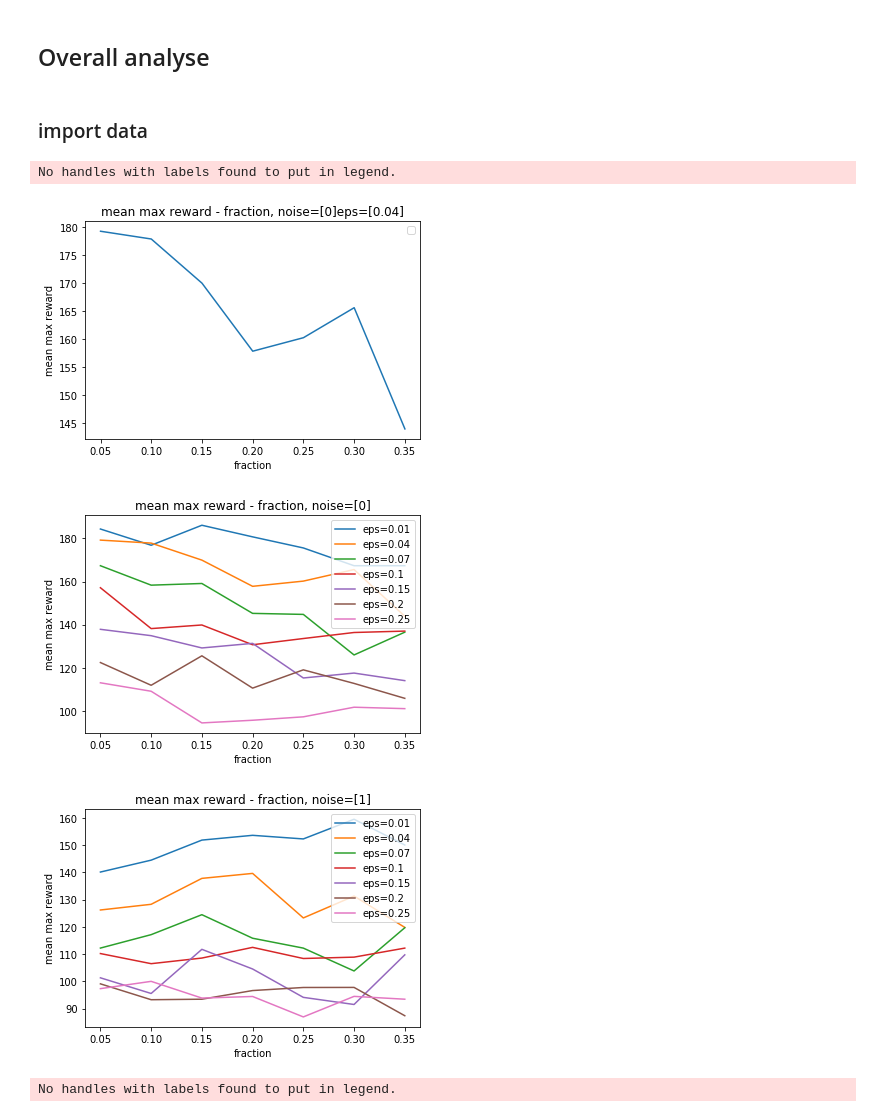
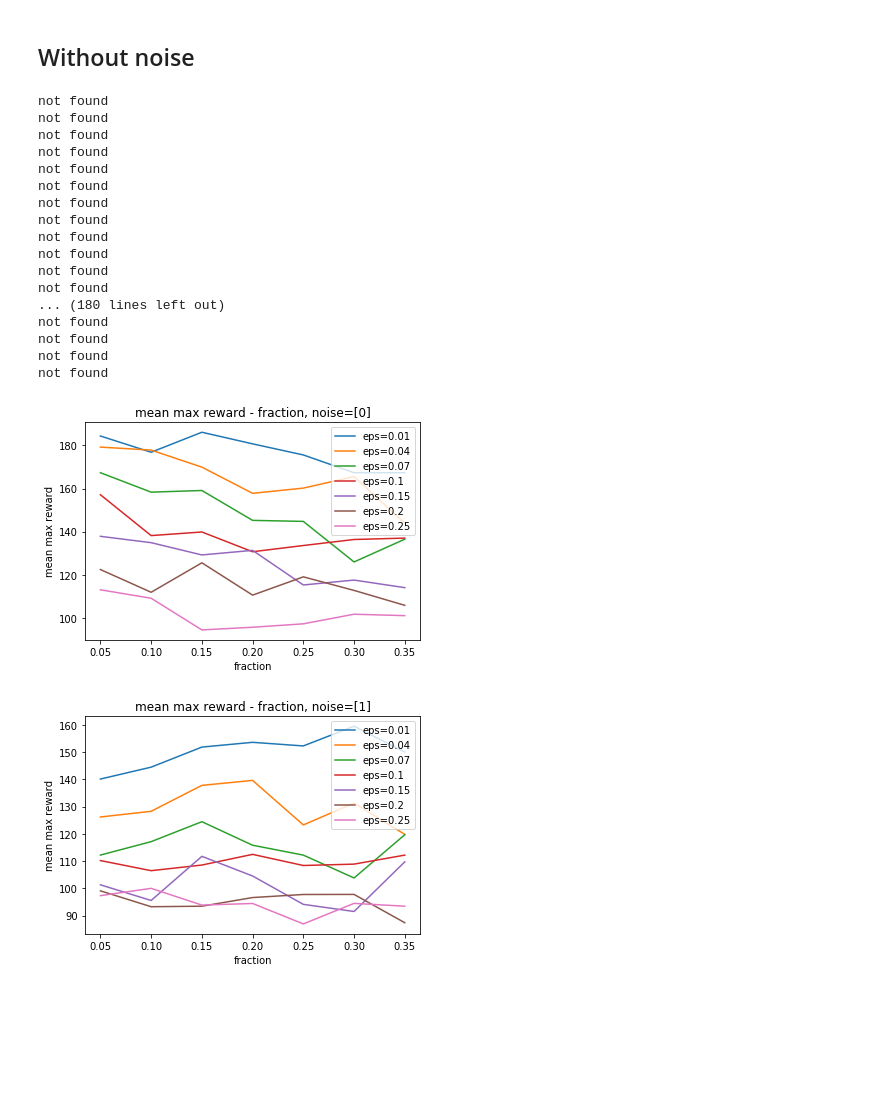
Before and after one commit to qifanz/baselines_GTL, a Jupyter notebook: baselines/deepq/plots.ipynb, the cells around one changed output. Drawn from its saved outputs; the diff is of its cells as text; code cells hidden in the pictures; blank space fills up the shorter version.

Commit message:
modify mountaincar plots, add test for data import using pandas

```diff
--- a/baselines/deepq/plots.ipynb
+++ b/baselines/deepq/plots.ipynb
@@ -12,8 +19,8 @@ for eps in [0.01, 0.04, 0.07, 0.1, 0.15, 0.2, 0.25]:
             data.append([eps,fraction,noise,0,0,0,0,0,0])
 # %%
 #order of labels in list 'log'
-labels=["eps","fraction","noise","mean max reward","std max reward","","","steps to converge",""]
-label_dict={"eps":0,"fraction":1,"noise":2,"mean max reward":3,"std max reward":4,"steps to converge":7,}
+labels=["eps","fraction","noise","mean max reward","std max reward","noise","","steps to converge",""]
+
 #In the order of labels, ex. possible_values[0] corresponds to values of eps
 possible_values=[[0.01, 0.04, 0.07, 0.1, 0.15, 0.2, 0.25],[0.05, 0.1, 0.15, 0.2, 0.25, 0.3, 0.35],[0,1]]
 # %%
@@ -22,21 +29,17 @@ def filterdata(data,Filter):
     for row in data:
         b_append=True
         for k,v in Filter.items():
-            key=label_dict[k]
+            b_append_sub=False
             for vv in v:
-                if abs(row[key] - vv)>0.001:
-                    b_append=False
+                if abs(row[k] - vv)<0.001:
+                    b_append_sub=True
+            if b_append_sub==False:
+                b_append=False
         if b_append==True:
             filtered_data.append(row)
     return filtered_data
 # %%
-def plot(data,xlabel,ylabel,zlabel=None,Filter=None,Type=None):
-
-
-    xlabel=label_dict[xlabel]
-    ylabel=label_dict[ylabel]
-    if zlabel!=None:
-        zlabel=label_dict[zlabel]
+def plot(data,xlabel,ylabel,zlabel=None,Filter=None):
 
     plt.figure()
     plt.ylabel(labels[ylabel])
@@ -49,8 +52,7 @@ def plot(data,xlabel,ylabel,zlabel=None,Filter=None,Type=None):
         filtered_data=filterdata(data,Filter)
         title=labels[ylabel]+' - '+labels[xlabel]+', '
         for k,v in Filter.items():
-
-            title=title+str(k)+'='+str(v)
+            title=title+labels[k]+'='+str(v)
         plt.title(title)
 
 
@@ -123,12 +125,11 @@ def plot(data,xlabel,ylabel,zlabel=None,Filter=None,Type=None):
 
     plt.show()
     plt.close()
-# %% [markdown]
-## Overall analyse
-# %% [markdown]
-### import data
+# %% [markdown]
+## Without noise
 # %%
-#import data
+# For each row (eps,fraction), read the corresponding csv file and add the max reward to the log array
+# TODO: replace max reward by mean max reward of different tentatives
 for i in range (0,len(data),1):
     max_reward=[]
     step_to_max=[]
@@ -142,8 +143,7 @@ for i in range (0,len(data),1):
 
             log2 = [l.split("\n")[0].split(",") for l in open(os.path.join('./log', dir, str(tentative),'progress.csv')).readlines()]
         except FileNotFoundError:
-            #print("not found")
-            pass
+            print("not found")
         count = 0
         # Look for the index of mean 100 episodes reward
         for j in log2[0]:
@@ -164,15 +164,28 @@ for i in range (0,len(data),1):
     data[i][3]=np.mean(max_reward)
     data[i][4]=np.std(max_reward)
     data[i][7]=np.median(step_to_max)
+# %% [output]
+not found
+not found
+not found
+not found
+not found
+not found
+not found
+not found
+not found
+not found
+not found
+not found
+... (180 lines left out)
+not found
+not found
+not found
+not found
 # %%
 # For each eps, plot the evolution of reward according to fraction
-plot(data,'fraction','mean max reward',Filter={'noise':[0],'eps':[0.04]})
-plot(data,'fraction','mean max reward','eps',Filter={'noise':[0]})
-plot(data,'fraction','mean max reward','eps',Filter={'noise':[1]})
-plot(data,'fraction','mean max reward',Filter={'noise':[0]})
+plot(data,1,3,0,Filter={2:[0]})
+plot(data,1,3,0,Filter={2:[1]})
 # %% [output]
-No handles with labels found to put in legend.
-[figure, old version]
+[figure, new version]
-[figure, old version]
+[figure, new version]
-[figure, removed]
-No handles with labels found to put in legend.
```
Also changed, not shown: parts of 21 cells of this notebook, 4 other files.
